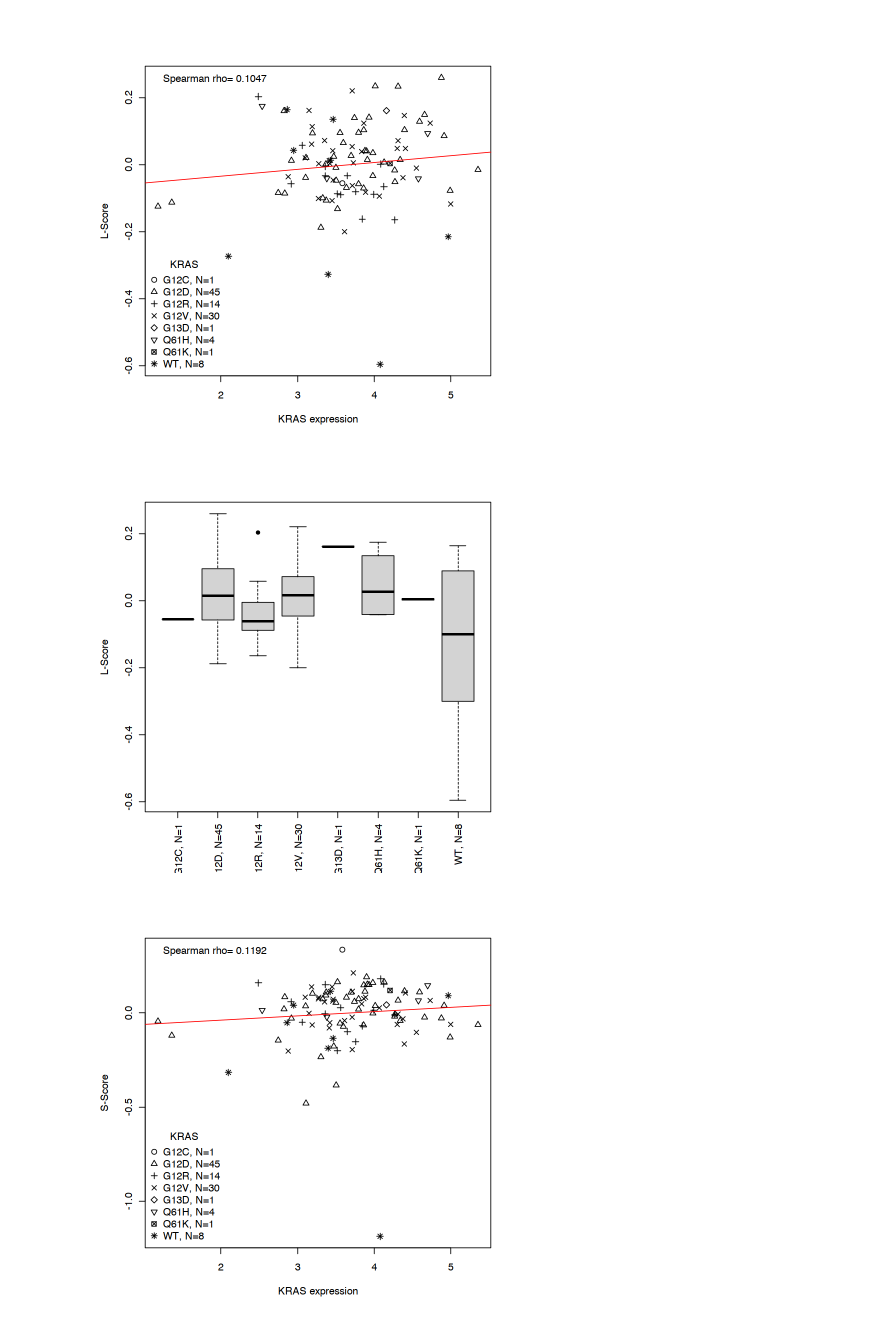
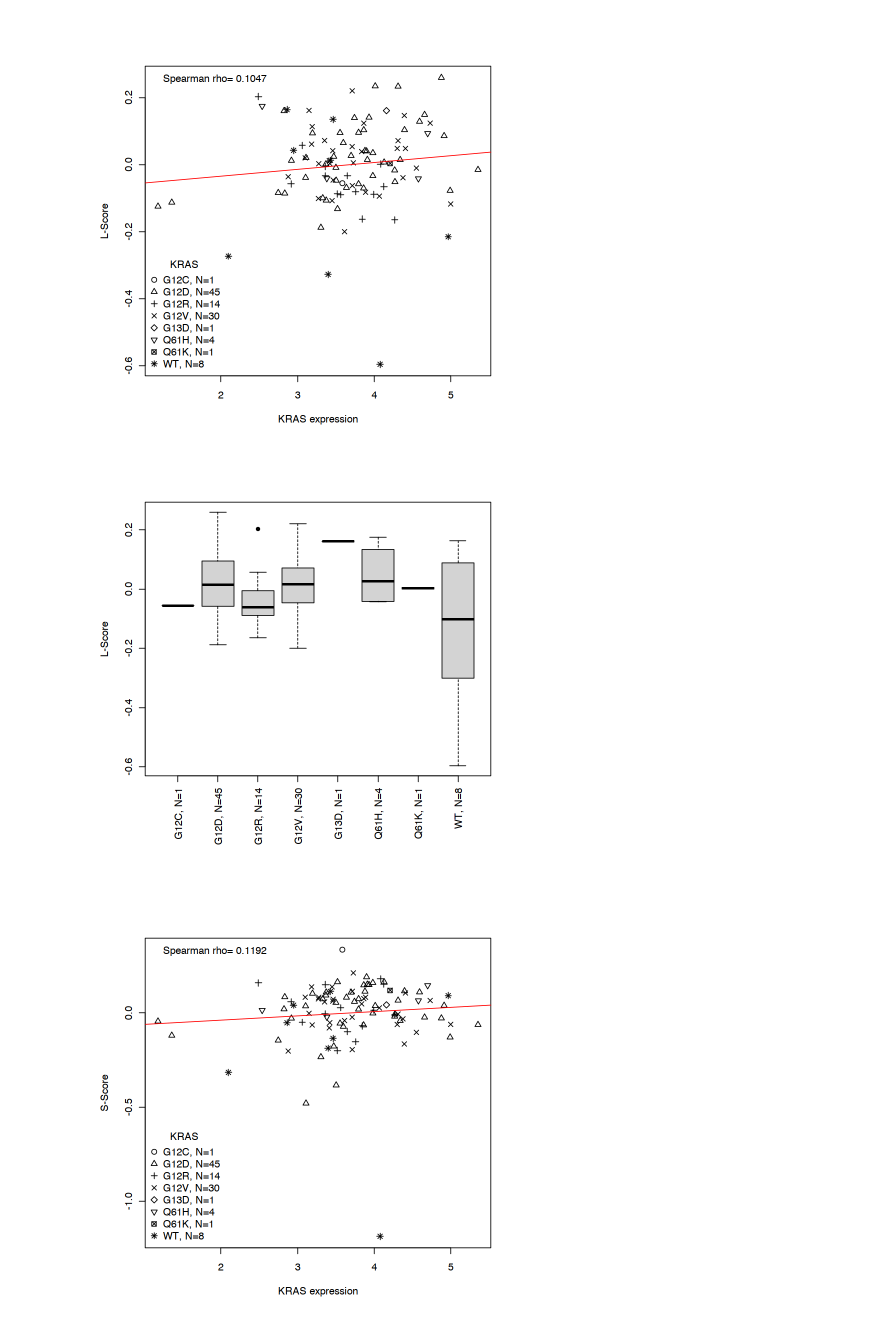
Before and after one commit to bhklab/RASDependencyScore, a Jupyter notebook: RASDSanalysis.ipynb, the cells around one changed output. Saved outputs shown, nothing was run; the diff lists cells and outputs as text; code cells hidden in the pictures.

```diff
--- a/RASDSanalysis.ipynb
+++ b/RASDSanalysis.ipynb
@@ -426,12 +427,13 @@ legend("bottomleft",
 # %% [output]
 [figure]
 # %%
+par(oma=c(3,0,0,0))
 boxplot(lscore ~ kras_mut, data=compassResults,
     xlab="", ylab="L-Score", pch=20,
     names=paste0(levels(compassResults$kras_mut), ", N=", table(compassResults$kras_mut)),
     las=3)
 # %% [output]
-[figure, old version]
+[figure, new version]
 # %%
 # KRAS exp and S-Score
 cor_coef <- cor(compassResults$kras_expr, compassResults$sscore, method="spearman")
```
Also changed, not shown: parts of 6 cells of this notebook, 2 other files.
